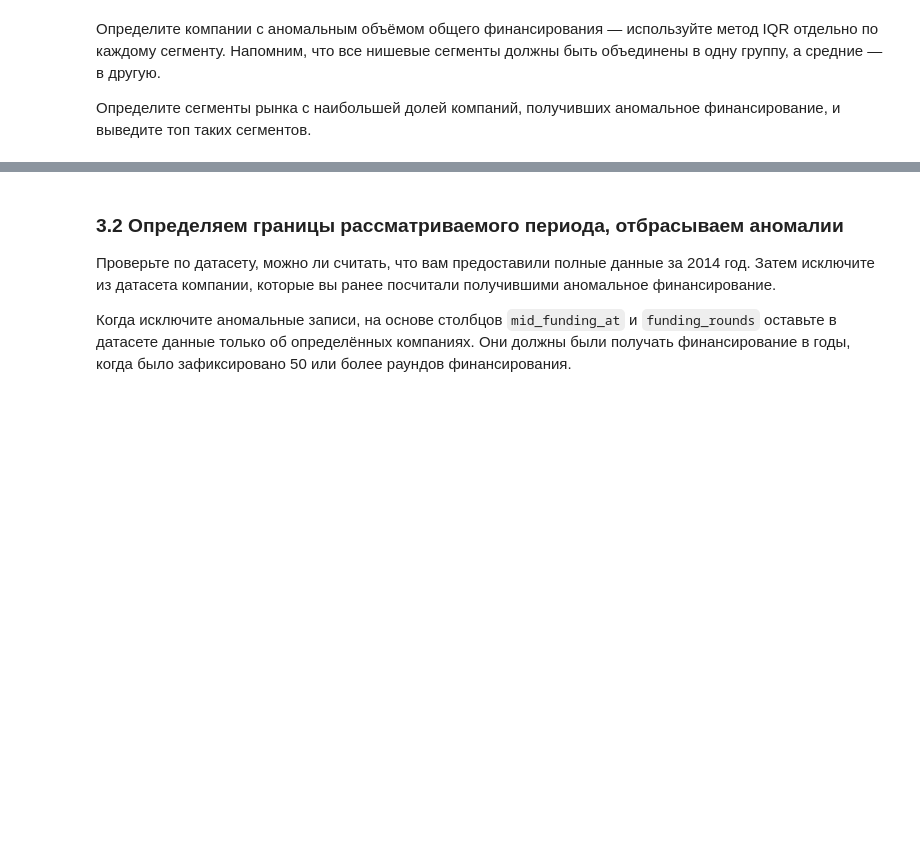
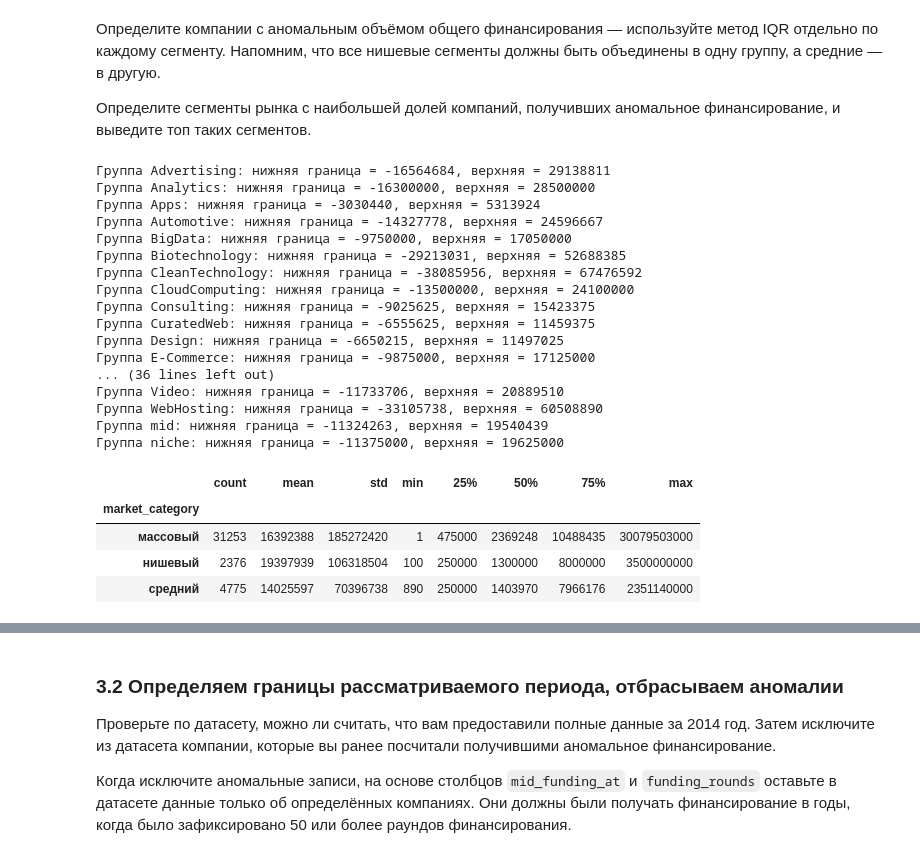
Before and after one commit to CAH0/startup-funding-analysis, a Jupyter notebook: startup_funding_analysis.ipynb, the cells around one changed output, grey strips where cells are left out. Cells and saved outputs as stored; diff of their text form; code cells hidden in the pictures; blank space fills up the shorter version.

```diff
--- a/startup_funding_analysis.ipynb
+++ b/startup_funding_analysis.ipynb
@@ -599,3 +599,41 @@ plt.show()
 Определите компании с аномальным объёмом общего финансирования — используйте метод IQR отдельно по каждому сегменту. Напомним, что все нишевые сегменты должны быть объединены в одну группу, а средние — в другую.
 
 Определите сегменты рынка с наибольшей долей компаний, получивших аномальное финансирование, и выведите топ таких сегментов.
+# %%
+data = df.groupby('market_category')['funding_total_usd'].describe()
+
+bounds = {}
+for grp, subdf in df.groupby('market'):
+    q1 = subdf['funding_total_usd'].quantile(0.25)
+    q3 = subdf['funding_total_usd'].quantile(0.75)
+    iqr = q3 - q1
+    bounds[grp] = {
+        'lower': q1 - 1.5 * iqr,
+        'upper': q3 + 1.5 * iqr
+    }
+    print(f"Группа {grp}: нижняя граница = {bounds[grp]['lower']:.0f}, верхняя = {bounds[grp]['upper']:.0f}")
+
+data
+# %% [output]
+Группа Advertising: нижняя граница = -16564684, верхняя = 29138811
+Группа Analytics: нижняя граница = -16300000, верхняя = 28500000
+Группа Apps: нижняя граница = -3030440, верхняя = 5313924
+Группа Automotive: нижняя граница = -14327778, верхняя = 24596667
+Группа BigData: нижняя граница = -9750000, верхняя = 17050000
+Группа Biotechnology: нижняя граница = -29213031, верхняя = 52688385
+Группа CleanTechnology: нижняя граница = -38085956, верхняя = 67476592
+Группа CloudComputing: нижняя граница = -13500000, верхняя = 24100000
+Группа Consulting: нижняя граница = -9025625, верхняя = 15423375
+Группа CuratedWeb: нижняя граница = -6555625, верхняя = 11459375
+Группа Design: нижняя граница = -6650215, верхняя = 11497025
+Группа E-Commerce: нижняя граница = -9875000, верхняя = 17125000
+... (36 lines left out)
+Группа Video: нижняя граница = -11733706, верхняя = 20889510
+Группа WebHosting: нижняя граница = -33105738, верхняя = 60508890
+Группа mid: нижняя граница = -11324263, верхняя = 19540439
+Группа niche: нижняя граница = -11375000, верхняя = 19625000
+|  | count | mean | std | min | 25% | 50% | 75% | max |
+| market_category |  |  |  |  |  |  |  |  |
+| массовый | 31253 | 16392388 | 185272420 | 1 | 475000 | 2369248 | 10488435 | 30079503000 |
+| нишевый | 2376 | 19397939 | 106318504 | 100 | 250000 | 1300000 | 8000000 | 3500000000 |
+| средний | 4775 | 14025597 | 70396738 | 890 | 250000 | 1403970 | 7966176 | 2351140000 |
```
Also changed, not shown: parts of 15 cells of this notebook.
